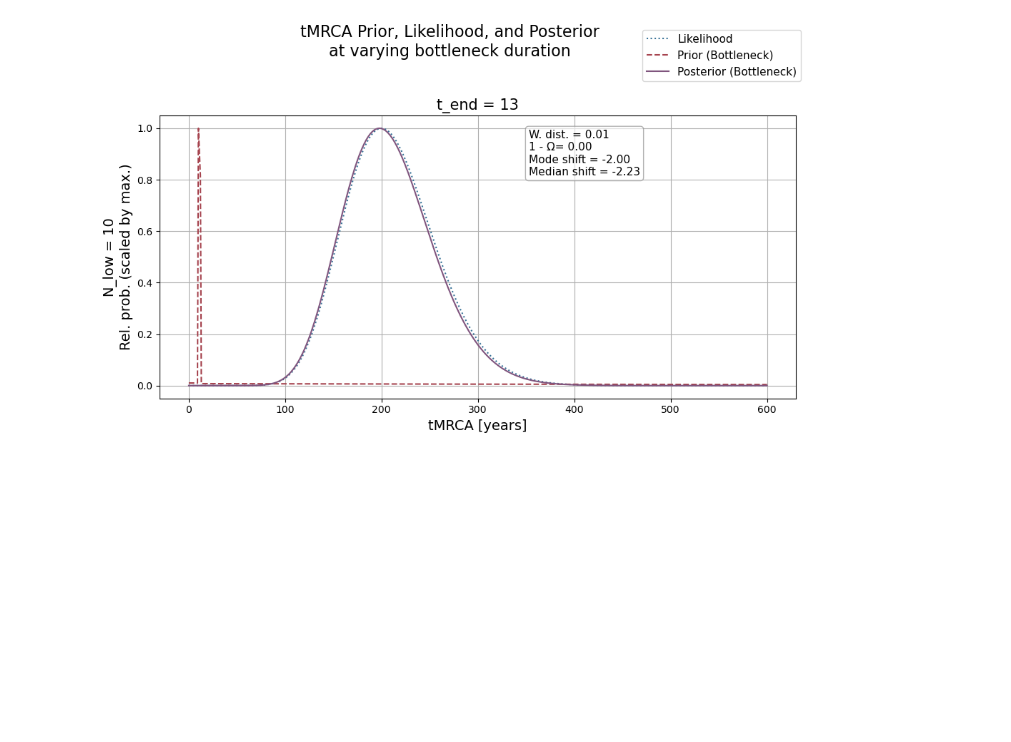
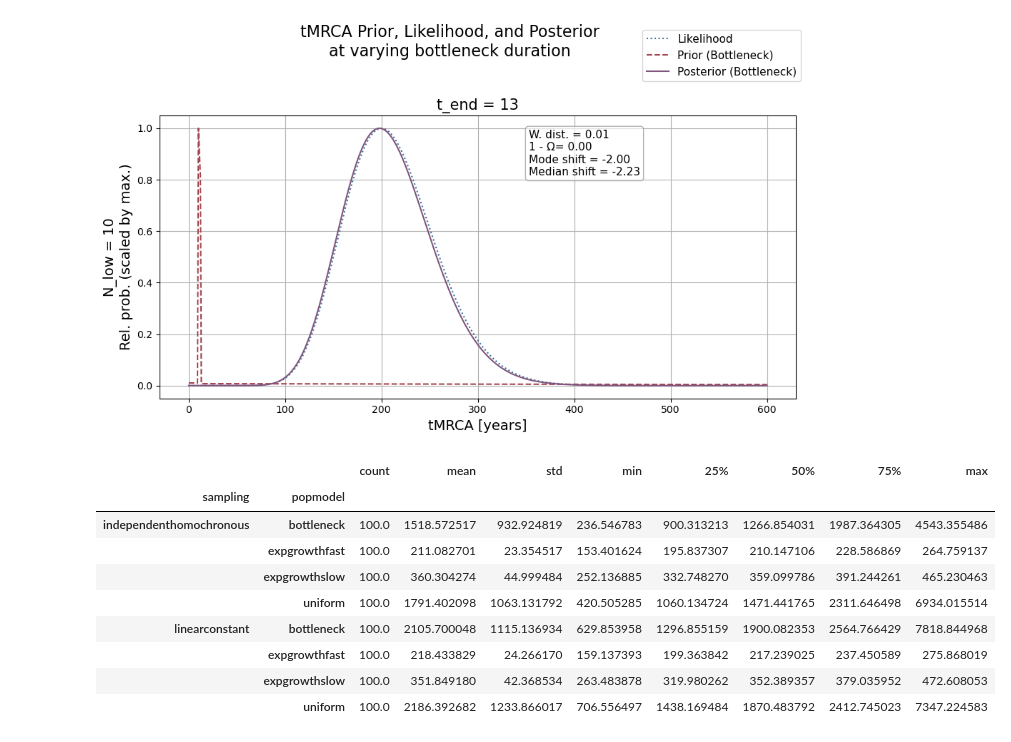
Before and after one commit to marie3003/BESP_paper-analyses, a Jupyter notebook: workflows/population_models.ipynb, the cells around one changed output. Saved outputs shown, nothing was run; the diff lists cells and outputs as text; code cells hidden in the pictures; blank space fills up the shorter version.

```diff
--- a/workflows/population_models.ipynb
+++ b/workflows/population_models.ipynb
@@ -132,3 +132,51 @@ Population size 200 years ago (at expected tMRCA): [221.60631672  24.55467981]
 [figure]
 [figure]
 [figure]
+# %%
+# check tree lengths
+
+from Bio import Phylo
+from io import StringIO
+import pandas as pd
+
+SIMDATA = "../results/run1/simulated_data"
+SAMPLING_TYPES = ["independenthomochronous", "linearconstant"]
+POP_MODELS = ["expgrowthfast", "expgrowthslow", "uniform", "bottleneck"]
+
+rows = []
+for sampling in SAMPLING_TYPES:
+    for popmodel in POP_MODELS:
+        path = f"{SIMDATA}/{sampling}/{popmodel}/{popmodel}.trees"
+        with open(path) as f:
+            for i, line in enumerate(f):
+                line = line.strip()
+                if not line:
+                    continue
+                tree = Phylo.read(StringIO(line), "newick")
+                max_root_to_tip = max(
+                    tree.distance(tree.root, tip) for tip in tree.get_terminals()
+                )
+                rows.append({
+                    "sampling": sampling,
+                    "popmodel": popmodel,
+                    "replicate": i,
+                    "max_root_to_tip": max_root_to_tip,
+                })
+
+df_tree_lengths = pd.DataFrame(rows)
+df_tree_lengths.head()
+
+# 20s
+
+df_tree_lengths.groupby(["sampling", "popmodel"])["max_root_to_tip"].describe()
+# %% [output]
+|  |  | count | mean | std | min | 25% | 50% | 75% | max |
+| sampling | popmodel |  |  |  |  |  |  |  |  |
+| independenthomochronous | bottleneck | 100.0 | 1518.572517 | 932.924819 | 236.546783 | 900.313213 | 1266.854031 | 1987.364305 | 4543.355486 |
+|  | expgrowthfast | 100.0 | 211.082701 | 23.354517 | 153.401624 | 195.837307 | 210.147106 | 228.586869 | 264.759137 |
+|  | expgrowthslow | 100.0 | 360.304274 | 44.999484 | 252.136885 | 332.748270 | 359.099786 | 391.244261 | 465.230463 |
+|  | uniform | 100.0 | 1791.402098 | 1063.131792 | 420.505285 | 1060.134724 | 1471.441765 | 2311.646498 | 6934.015514 |
+| linearconstant | bottleneck | 100.0 | 2105.700048 | 1115.136934 | 629.853958 | 1296.855159 | 1900.082353 | 2564.766429 | 7818.844968 |
+|  | expgrowthfast | 100.0 | 218.433829 | 24.266170 | 159.137393 | 199.363842 | 217.239025 | 237.450589 | 275.868019 |
+|  | expgrowthslow | 100.0 | 351.849180 | 42.368534 | 263.483878 | 319.980262 | 352.389357 | 379.035952 | 472.608053 |
+|  | uniform | 100.0 | 2186.392682 | 1233.866017 | 706.556497 | 1438.169484 | 1870.483792 | 2412.745023 | 7347.224583 |
```
Also changed, not shown: parts of 8 cells of this notebook, 31 other files.
